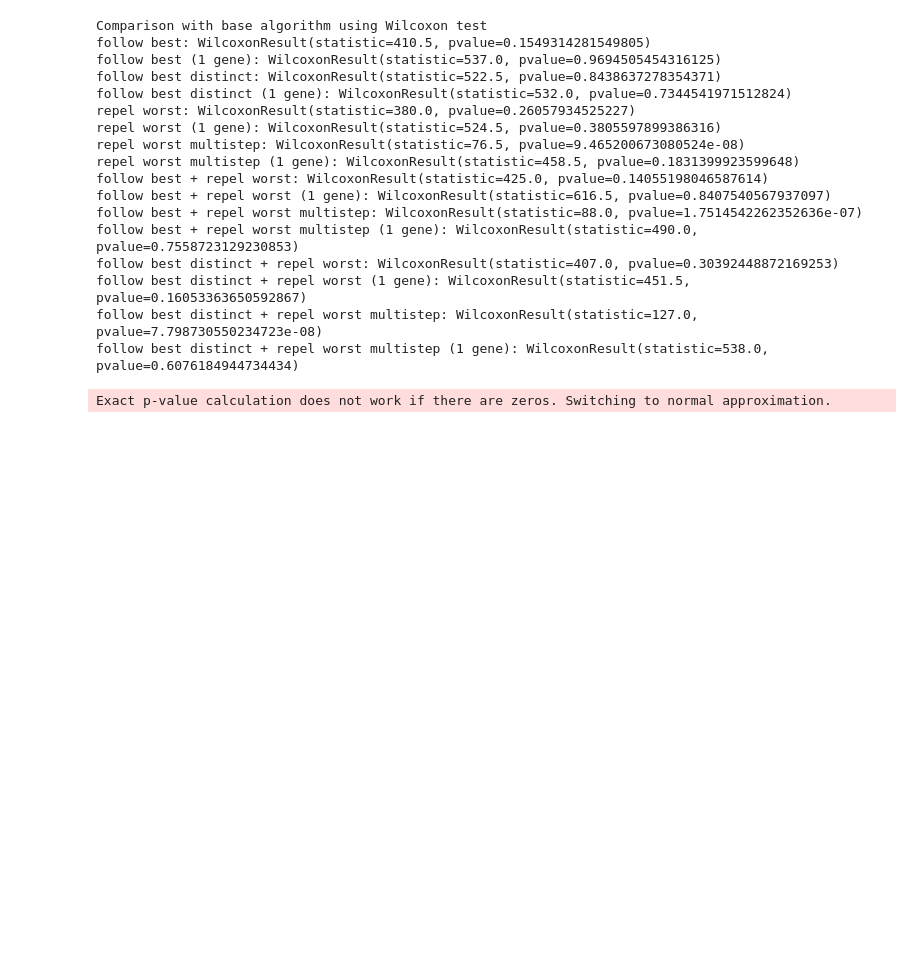
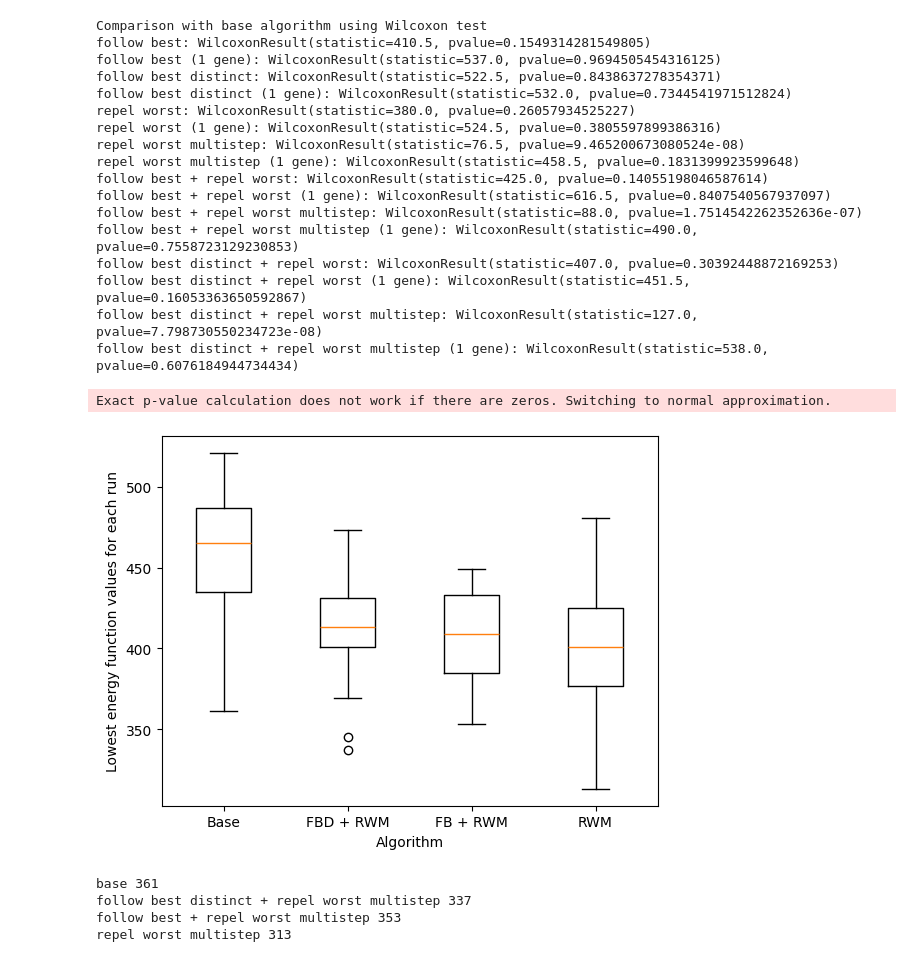
Before and after one commit to bogumilap/TOPSIS-LABS, a Jupyter notebook: results.ipynb, the cells around one changed output. Cells and saved outputs as stored; diff of their text form; code cells hidden in the pictures; blank space fills up the shorter version.

Commit message:
boxplots

```diff
--- a/results.ipynb
+++ b/results.ipynb
@@ -501,3 +501,31 @@ import json
 
 with open("results_fitness.json", "w") as f:
     json.dump(solutions, f, indent=4)
+# %%
+import json
+
+keys = ['base', "follow best distinct + repel worst multistep", "follow best + repel worst multistep", "repel worst multistep"]
+
+with open("results_fitness.json", "r") as f:
+    data = json.load(f)
+
+data = {key: data[key] for key in keys}
+# %%
+import matplotlib.pyplot as plt
+
+
+labels = ["Base", "FBD + RWM", "FB + RWM", "RWM"]
+plt.boxplot([data[key] for key in keys], labels=labels)
+plt.xlabel("Algorithm")
+plt.ylabel("Lowest energy function values for each run")
+plt.show()
+# %% [output]
+[figure, added]
+# %%
+for key, datum in data.items():
+    print(key, min(datum))
+# %% [output]
+base 361
+follow best distinct + repel worst multistep 337
+follow best + repel worst multistep 353
+repel worst multistep 313
```
